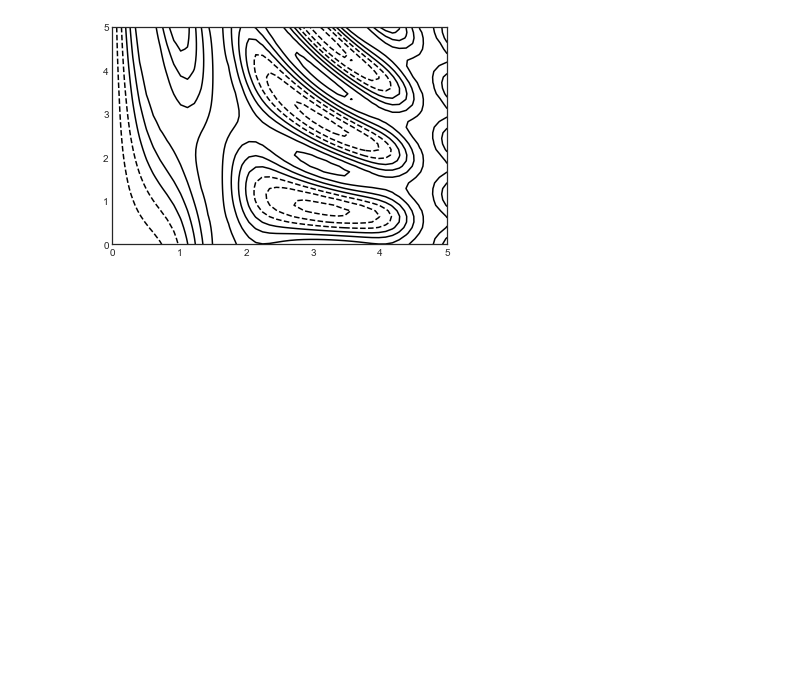
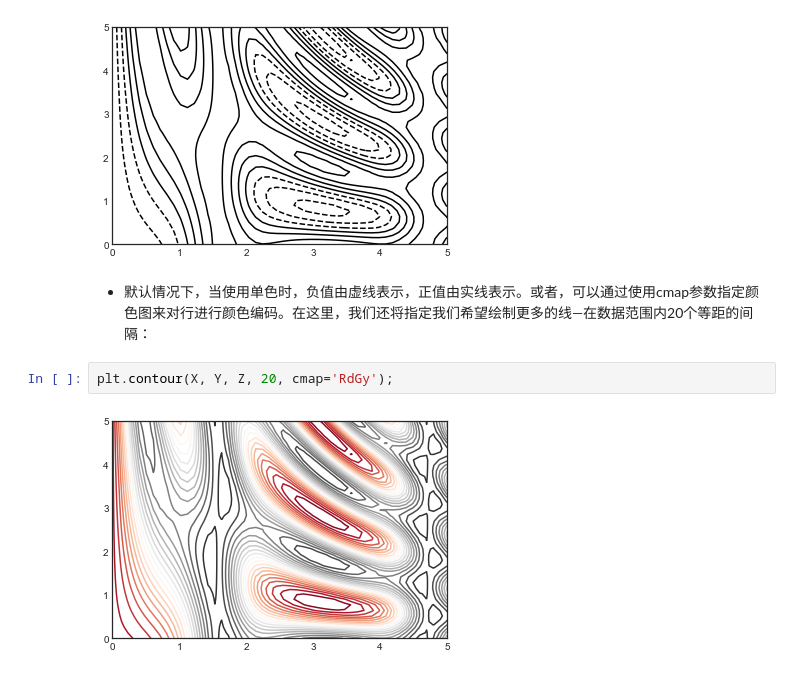
Before and after one commit to xiongzhenggang/xiongzhenggang.github.io, a Jupyter notebook: data-science/28-密度和轮廓图.ipynb, the cells around one changed output. Saved outputs shown, nothing was run; the diff lists cells and outputs as text; blank space fills up the shorter version.

```diff
--- a/data-science/28-密度和轮廓图.ipynb
+++ b/data-science/28-密度和轮廓图.ipynb
@@ -26,3 +26,9 @@ Z = f(X, Y)
 plt.contour(X, Y, Z, colors='black');
 # %% [output]
 [figure]
+# %% [markdown]
+* 默认情况下，当使用单色时，负值由虚线表示，正值由实线表示。或者，可以通过使用cmap参数指定颜色图来对行进行颜色编码。在这里，我们还将指定我们希望绘制更多的线—在数据范围内20个等距的间隔：
+# %%
+plt.contour(X, Y, Z, 20, cmap='RdGy');
+# %% [output]
+[figure, added]
```
Also changed, not shown: parts of 4 cells of this notebook, 4 other files.
